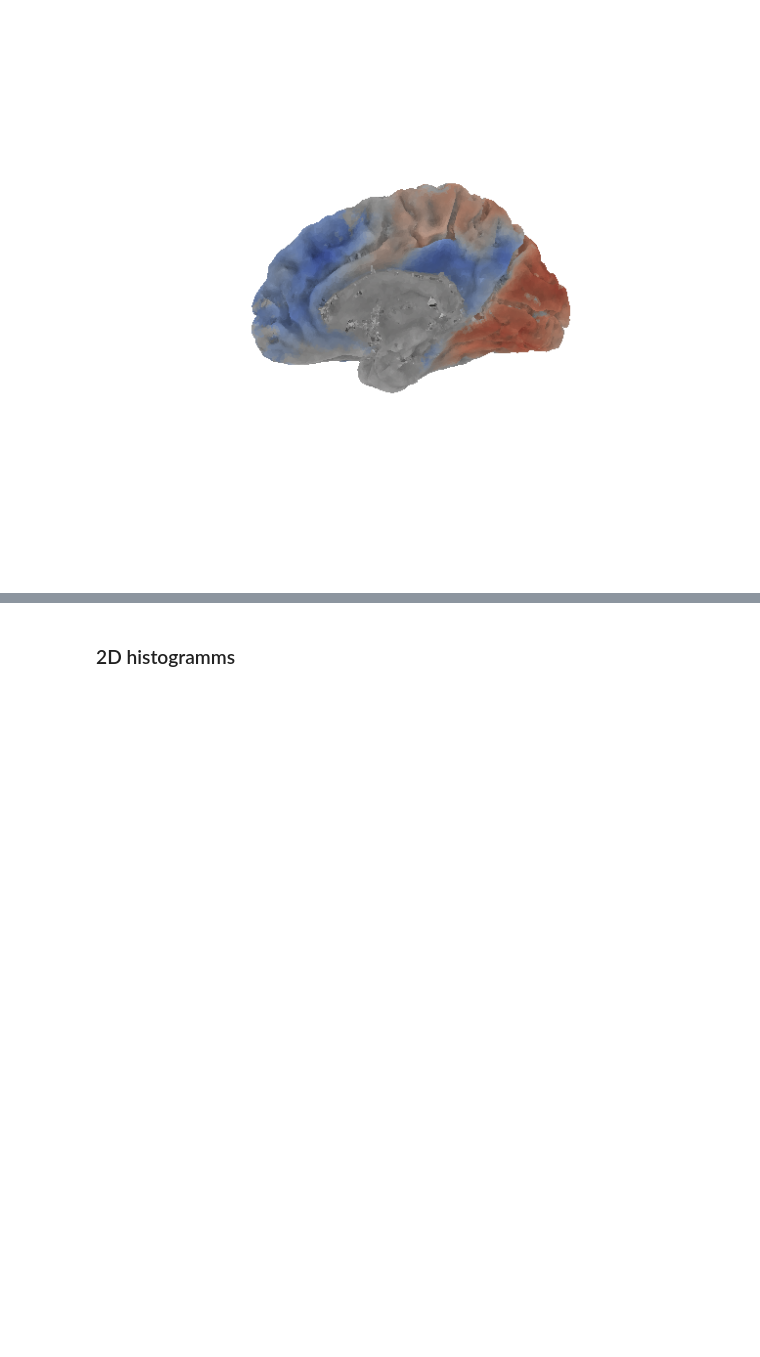
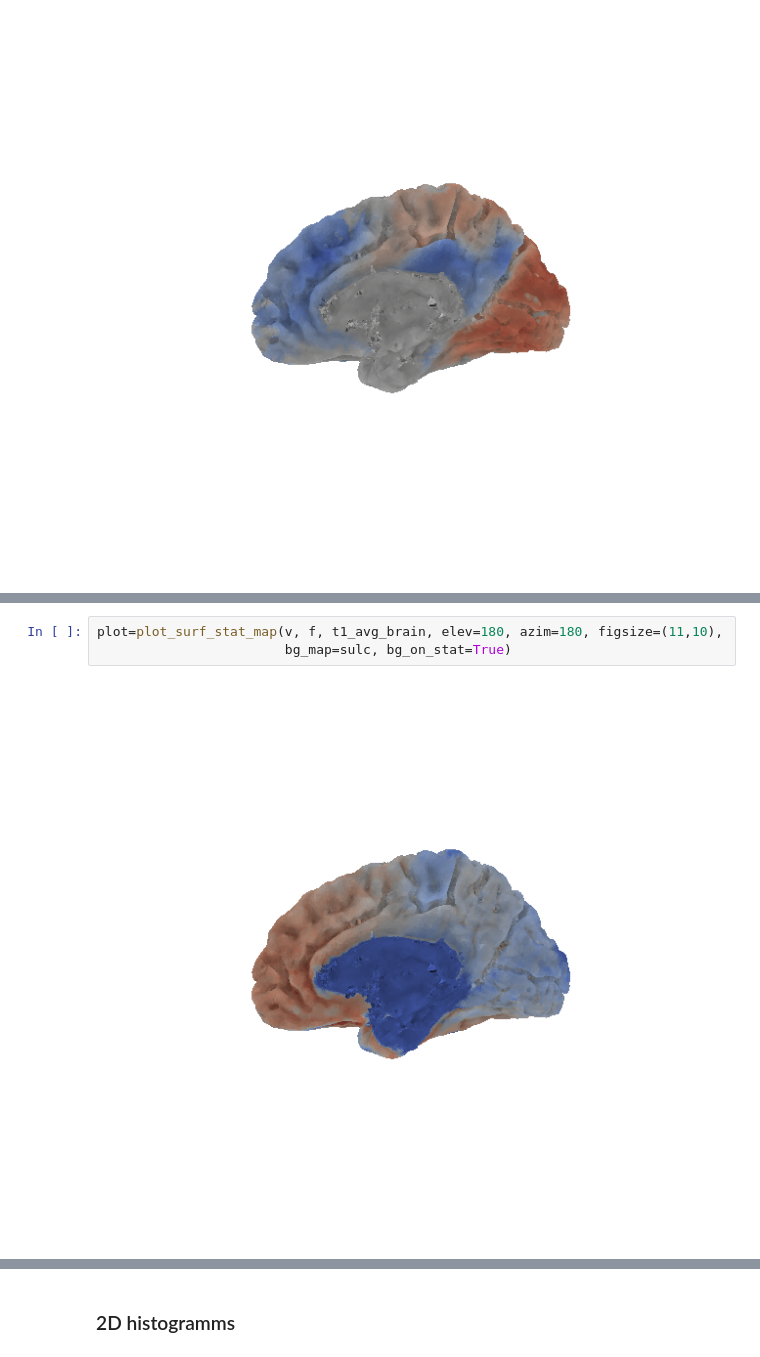
Before and after one commit to juhuntenburg/myelinconnect, a Jupyter notebook: notebooks/t1_vs_embedding.ipynb, the cells around one changed output, grey strips where cells are left out. Cells and saved outputs as stored; diff of their text form; blank space fills up the shorter version.

```diff
--- a/notebooks/t1_vs_embedding.ipynb
+++ b/notebooks/t1_vs_embedding.ipynb
@@ -123,0 +138,5 @@ plot=plot_surf_stat_map(v, f, embedding[:,0], elev=180, azim=180, figsize=(11,10
+# %%
+plot=plot_surf_stat_map(v, f, t1_avg_brain, elev=180, azim=180, figsize=(11,10),
+                        bg_map=sulc, bg_on_stat=True)
+# %% [output]
+[figure, added]
```
Also changed, not shown: parts of 19 cells of this notebook.
